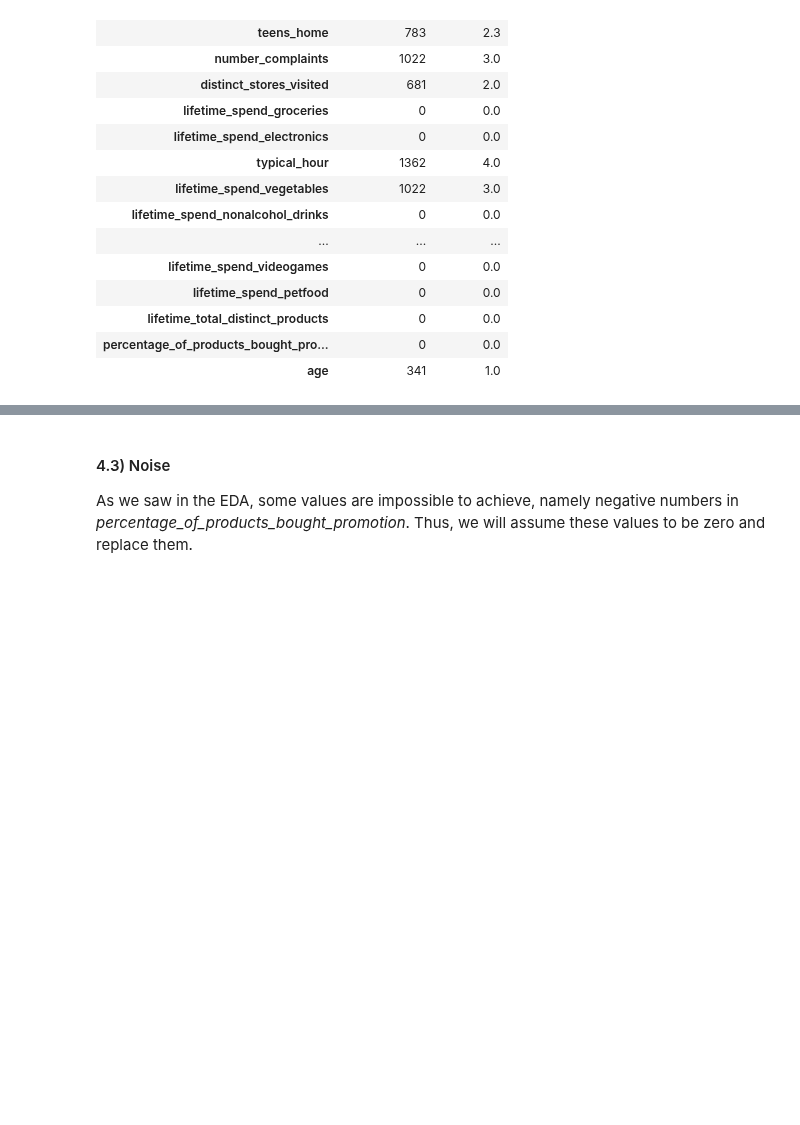
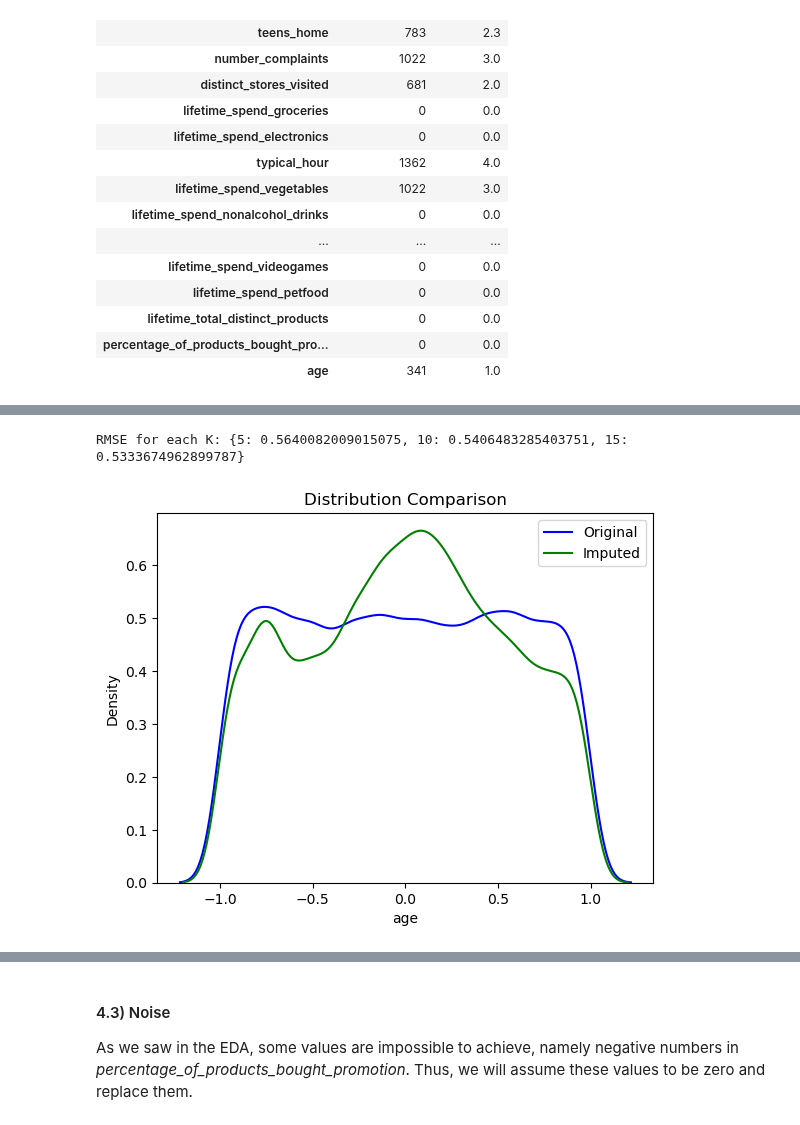
Before and after one commit to tiagocrz/ML-II-Customer-Segmentation, a Jupyter notebook: Notebooks/Preprocessing.ipynb, the cells around one changed output, grey strips where cells are left out. Cells and saved outputs as stored; diff of their text form; code cells hidden in the pictures; blank space fills up the shorter version.

```diff
--- a/Notebooks/Preprocessing.ipynb
+++ b/Notebooks/Preprocessing.ipynb
@@ -147,4 +150,4 @@ scaler = RobustScaler()
 
 scaled_array = scaler.fit_transform(customer_info)
 scaled_customer_info = pd.DataFrame(scaled_array, columns=customer_info.columns, index=customer_info.index)
-#customer_info = scaled_customer_info
+customer_info = scaled_customer_info
@@ -245,0 +232,45 @@ We will use K Nearest Neighbours imputation to replace these missing values. Tha
+# %%
+# keep only the rows where 'age' is observed
+complete_data = customer_info[customer_info['age'].notna()].copy()
+
+train_set, test_set = train_test_split(complete_data, test_size=0.2, random_state=42)
+
+# storing the true values to compare later
+true_age = test_set['age'].copy()
+
+# artificially set "age" to NaN in test set to simulate missingness
+test_set.loc[:, 'age'] = np.nan
+
+simulated_data = pd.concat([train_set, test_set])
+
+rmse_per_k = {}
+
+for k in [5, 10, 15]:
+    imputer = KNNImputer(n_neighbors=k)
+    imputed_array = imputer.fit_transform(simulated_data.select_dtypes(include='number'))
+    imputed_df = pd.DataFrame(imputed_array, columns=simulated_data.select_dtypes(include='number').columns)
+
+    imputed_df.index = simulated_data.index
+
+    # Recover imputed values for the previously missing 'age' in test_set
+    imputed_age = imputed_df.loc[test_set.index, 'age']
+
+    rmse = np.sqrt(mean_squared_error(true_age, imputed_age))
+    rmse_per_k[k] = rmse
+
+print("RMSE for each K:", rmse_per_k)
+# %% [output]
+RMSE for each K: {5: 0.5640082009015075, 10: 0.5406483285403751, 15: 0.5333674962899787}
+# %%
+imputer = KNNImputer(n_neighbors=5)
+imputed_array = imputer.fit_transform(simulated_data.select_dtypes(include='number'))
+imputed_df = pd.DataFrame(imputed_array, columns=simulated_data.select_dtypes(include='number').columns)
+
+# Compare original vs imputed
+sns.kdeplot(customer_info['age'], label='Original', color='blue')
+sns.kdeplot(imputed_df['age'], label='Imputed', color='green')
+plt.legend()
+plt.title('Distribution Comparison')
+plt.show()
+# %% [output]
+[figure, added]
```
Also changed, not shown: parts of 13 cells of this notebook.
